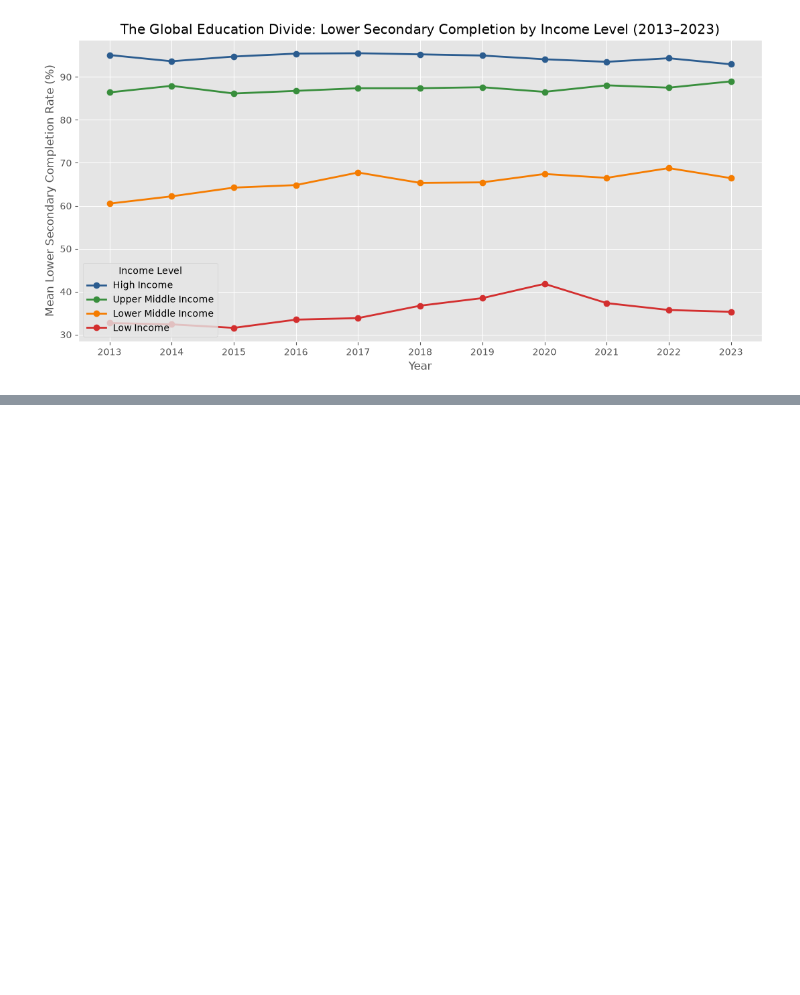
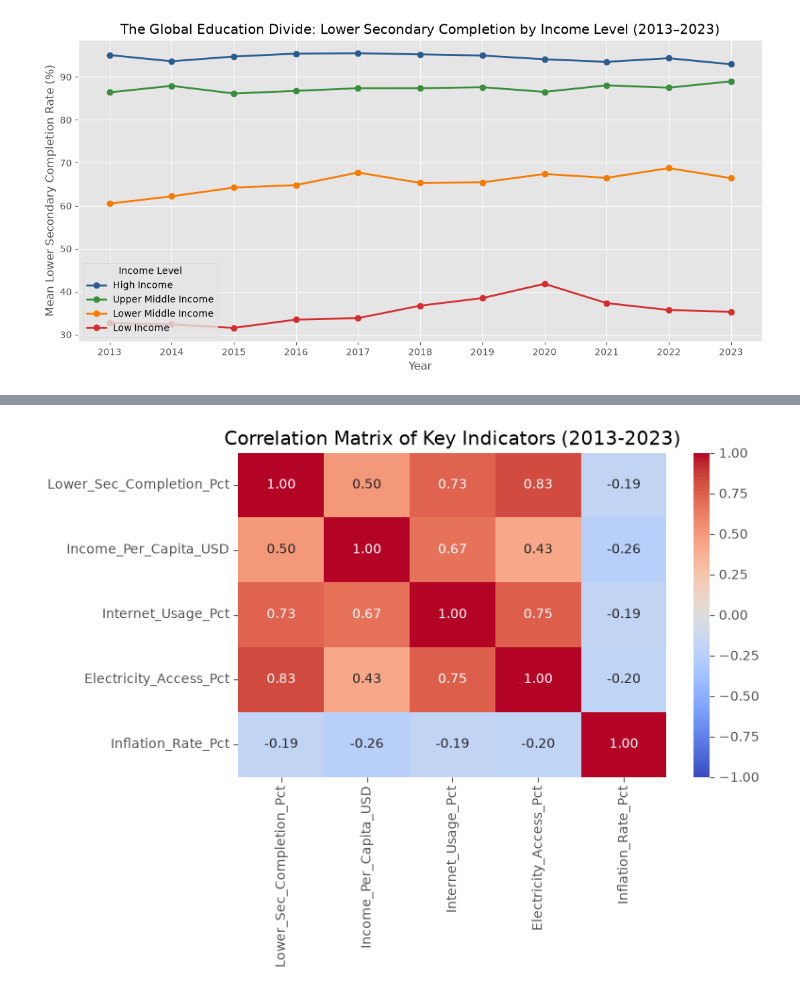
Before and after one commit to ianmhenriquez/EPA112A_group36, a Jupyter notebook: project/project.ipynb, the cells around one changed output, grey strips where cells are left out. Saved outputs shown, nothing was run; the diff lists cells and outputs as text; code cells hidden in the pictures; blank space fills up the shorter version.

```diff
--- a/project/project.ipynb
+++ b/project/project.ipynb
@@ -133,8 +149,7 @@ else:
     }
 
     imf_indicators = {
-        'PCPIPCH': 'Inflation_Rate_Pct',
-        'LUR': 'Unemployment_Rate_Pct'
+        'PCPIPCH': 'Inflation_Rate_Pct'
     }
 
     time_range = range(2013, 2024)
@@ -497,0 +412,28 @@ plt.show()
+# %%
+import seaborn as sns
+
+corr_cols = [
+    'Lower_Sec_Completion_Pct',
+    'Income_Per_Capita_USD',
+    'Internet_Usage_Pct',
+    'Electricity_Access_Pct',
+    'Inflation_Rate_Pct'
+]
+
+# Calculate the correlation matrix
+corr_matrix = df[corr_cols].corr()
+
+# Generate the heatmap
+plt.figure(figsize=(8, 6))
+sns.heatmap(
+    corr_matrix,
+    annot=True,
+    cmap='coolwarm',
+    fmt=".2f",
+    vmin=-1, vmax=1
+)
+plt.title('Correlation Matrix of Key Indicators (2013-2023)')
+plt.tight_layout()
+plt.show()
+# %% [output]
+[figure, added]
```
Also changed, not shown: parts of 26 cells of this notebook, 7 other files.
